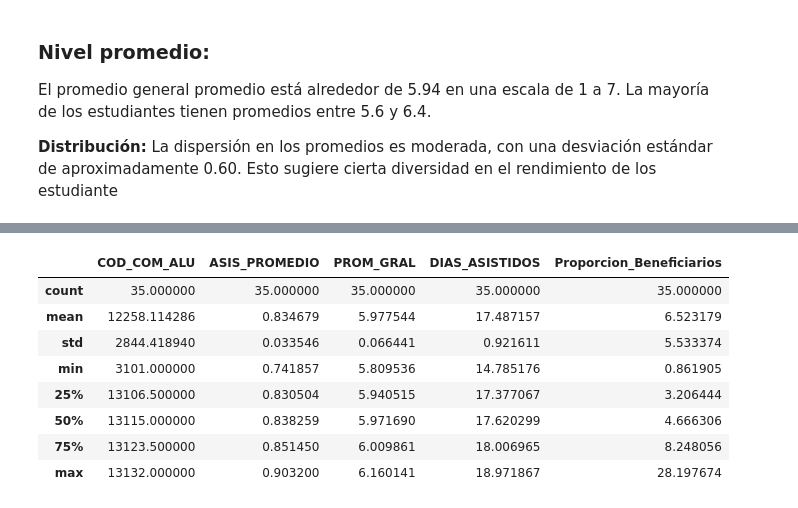
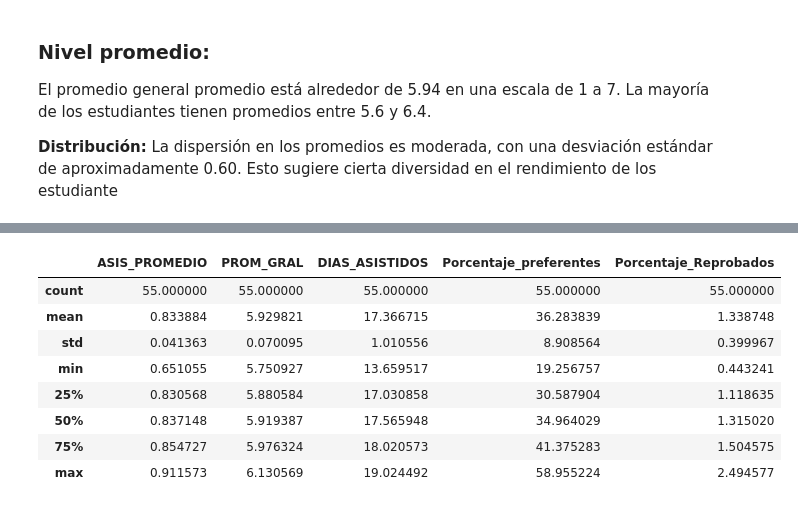
Before and after one commit to sofiafuentess/Proyecto-IMT2200-GRUPO-7, a Jupyter notebook: analisis_data/EDA_info_por_estudiante.ipynb, the cells around one changed output, grey strips where cells are left out. Cells and saved outputs as stored; diff of their text form; code cells hidden in the pictures.

```diff
--- a/analisis_data/EDA_info_por_estudiante.ipynb
+++ b/analisis_data/EDA_info_por_estudiante.ipynb
@@ -68,0 +124,3 @@ df_estudiantes[[ 'PROM_GRAL' ,'ASIS_PROMEDIO','DIAS_ASISTIDOS']].describe()
+# %%
+# Reemplaza los códigos por los nombres de las comunas en la columna "COD_COM_ALU"
+df_estudiantes['COD_COM_RBD'] = df_estudiantes['COD_COM_RBD'].replace(diccionario_comunas)
@@ -143,0 +228,15 @@ estudiantes_mean_comuna.head()
+# %%
+# Filtrar solo los estudiantes beneficiarios
+preferentes = df_estudiantes[df_estudiantes['PREFERENTE_ALU'] == 1]  # Aquí asumo que el valor '1' representa estudiantes beneficiarios
+
+# Calcular el número de estudiantes preferentes por comuna
+preferentes_por_comuna = preferentes.groupby(['COD_COM_ALU','NOM_COM_ALU']).size().reset_index(name='Preferentes_SEP')
+
+# Calcular el número total de estudiantes por comuna
+total_por_comuna = df_estudiantes.groupby('COD_COM_ALU').size().reset_index(name='Total')
+
+# Combinar los datos de estudiantes preferentes y totales por comuna
+porcentaje_preferentes = pd.merge(preferentes_por_comuna, total_por_comuna, on='COD_COM_ALU')
+
+# Calcular el porcentaje de estudiantes preferentes por comuna y agregarlo como una nueva columna
+porcentaje_preferentes['Porcentaje_preferentes'] = (porcentaje_preferentes['Preferentes_SEP'] / porcentaje_preferentes['Total']) * 100
@@ -143,0 +254,15 @@ estudiantes_mean_comuna.head()
+# %%
+# Filtrar solo los estudiantes aprobados
+aprobados =  df_estudiantes[df_estudiantes['SIT_FIN_R'] == 'R']
+
+# Calcular el número de estudiantes aprobados por comuna
+aprobados_por_comuna = aprobados.groupby('COD_COM_ALU').size().reset_index(name='Reprobados')
+
+# Calcular el número total de estudiantes por comuna
+total_por_comuna =  df_estudiantes.groupby('COD_COM_ALU').size().reset_index(name='Total')
+
+#Combinar los datos de aprobados y totales por comuna
+porcentaje_aprobacion = pd.merge(aprobados_por_comuna, total_por_comuna, on='COD_COM_ALU')
+
+# Calcular el porcentaje de aprobación y agregarlo como una nueva columna
+porcentaje_aprobacion['Porcentaje_Reprobados'] = (porcentaje_aprobacion['Reprobados'] / porcentaje_aprobacion['Total']) * 100
@@ -144,7 +294,7 @@ estudiantes_mean_comuna.head()
 # %%
-# Suponiendo que tienes dos DataFrames: df1 y df2
-# Realizar la unión por la columna COD_COM_RBD
-df_estudiantes_mean_comuna = pd.merge(estudiantes_mean_comuna, conteo_beneficiarios['Proporcion_Beneficiarios'] , on='COD_COM_ALU', how='inner')
+df_estudiantes_mean_comuna = pd.merge(estudiantes_mean_comuna, porcentaje_preferentes[['Porcentaje_preferentes','COD_COM_ALU','NOM_COM_ALU']] , on='COD_COM_ALU', how='inner')
+# Agregar la columna 'Porcentaje_Aprobacion' al DataFrame original
+df_estudiantes_comuna = pd.merge(df_estudiantes_mean_comuna, porcentaje_aprobacion[['COD_COM_ALU', 'Porcentaje_Reprobados']], on='COD_COM_ALU', how='left')
 
-df_estudiantes_mean_comuna.head()
+df_estudiantes_comuna.head()
 # %% [output]
@@ -157,15 +327,15 @@ df_estudiantes_mean_comuna.head()
 # %%
-df_estudiantes_mean_comuna.describe()
+df_estudiantes_comuna[['ASIS_PROMEDIO','PROM_GRAL','DIAS_ASISTIDOS','Porcentaje_preferentes','Porcentaje_Reprobados']].describe()
 # %% [output]
-|  | COD_COM_ALU | ASIS_PROMEDIO | PROM_GRAL | DIAS_ASISTIDOS | Proporcion_Beneficiarios |
-| count | 35.000000 | 35.000000 | 35.000000 | 35.000000 | 35.000000 |
-| mean | 12258.114286 | 0.834679 | 5.977544 | 17.487157 | 6.523179 |
-| std | 2844.418940 | 0.033546 | 0.066441 | 0.921611 | 5.533374 |
-| min | 3101.000000 | 0.741857 | 5.809536 | 14.785176 | 0.861905 |
-| 25% | 13106.500000 | 0.830504 | 5.940515 | 17.377067 | 3.206444 |
-| 50% | 13115.000000 | 0.838259 | 5.971690 | 17.620299 | 4.666306 |
-| 75% | 13123.500000 | 0.851450 | 6.009861 | 18.006965 | 8.248056 |
-| max | 13132.000000 | 0.903200 | 6.160141 | 18.971867 | 28.197674 |
+|  | ASIS_PROMEDIO | PROM_GRAL | DIAS_ASISTIDOS | Porcentaje_preferentes | Porcentaje_Reprobados |
+| count | 55.000000 | 55.000000 | 55.000000 | 55.000000 | 55.000000 |
+| mean | 0.833884 | 5.929821 | 17.366715 | 36.283839 | 1.338748 |
+| std | 0.041363 | 0.070095 | 1.010556 | 8.908564 | 0.399967 |
+| min | 0.651055 | 5.750927 | 13.659517 | 19.256757 | 0.443241 |
+| 25% | 0.830568 | 5.880584 | 17.030858 | 30.587904 | 1.118635 |
+| 50% | 0.837148 | 5.919387 | 17.565948 | 34.964029 | 1.315020 |
+| 75% | 0.854727 | 5.976324 | 18.020573 | 41.375283 | 1.504575 |
+| max | 0.911573 | 6.130569 | 19.024492 | 58.955224 | 2.494577 |
 # %% [markdown]
 ## **Concluciones a partir de las estadisticas promedio**
 
```
Also changed, not shown: parts of 52 cells of this notebook, 1 other file.
